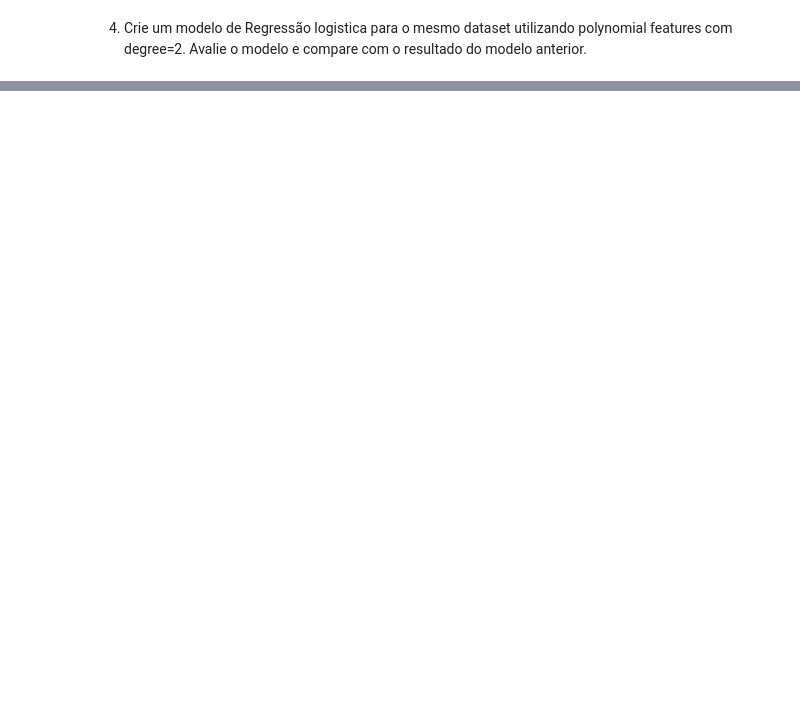
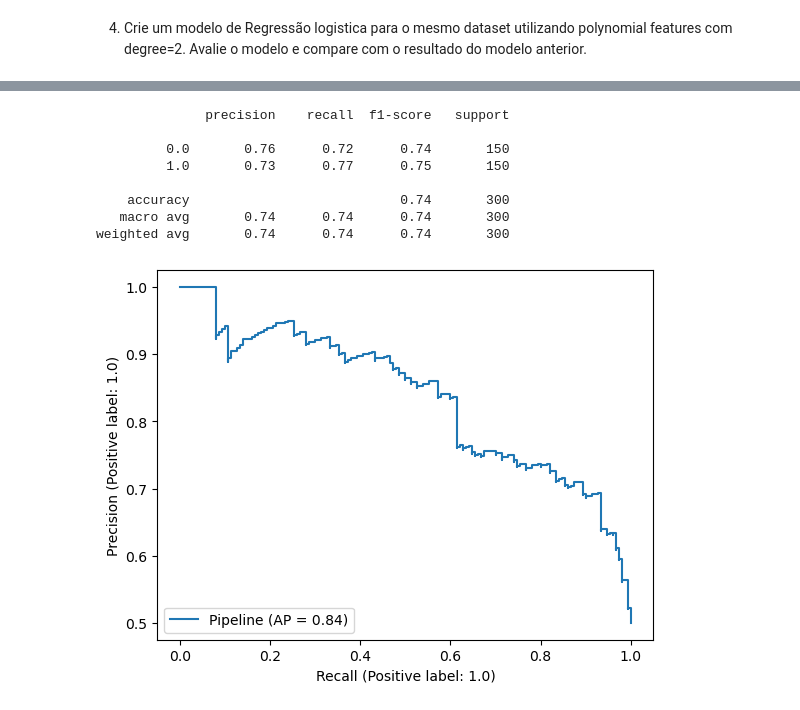
Before and after one commit to luc-zago/lets-code-estatistica-ii, a Jupyter notebook: lucas_oliveira_projeto_estatistica_II_parteII.ipynb, the cells around one changed output, grey strips where cells are left out. Saved outputs shown, nothing was run; the diff lists cells and outputs as text; code cells hidden in the pictures; blank space fills up the shorter version.

```diff
--- a/lucas_oliveira_projeto_estatistica_II_parteII.ipynb
+++ b/lucas_oliveira_projeto_estatistica_II_parteII.ipynb
@@ -303,2 +299,20 @@ precision_recall.rename(columns={'precisions': 'Precision', 'recalls': 'Recall',
 # %% [markdown]
 4. Crie um modelo de Regressão logistica para o mesmo dataset utilizando polynomial features com degree=2. Avalie o modelo e compare com o resultado do modelo anterior.
+# %%
+from sklearn.preprocessing import PolynomialFeatures
+
+# Instanciando os polinomios de gray 2
+pf = PolynomialFeatures(degree=2, include_bias=False)
+
+# Fazendo a adequação dos dados
+pf.fit(X_train)
+
+# Transformando os dados de treino e teste
+X_train_transf = pf.transform(X_train)
+X_test_transf = pf.transform(X_test)
+
+# Instanciando o modelo com a pipeline
+model_poly = make_pipeline(StandardScaler(), LogisticRegression())
+
+# Treinando o modelo
+model_poly.fit(X_train_transf, y_train)
@@ -304,0 +326,6 @@ precision_recall.rename(columns={'precisions': 'Precision', 'recalls': 'Recall',
+# %%
+from sklearn.metrics import classification_report, ConfusionMatrixDisplay, PrecisionRecallDisplay
+
+y_predict = model_poly.predict(X_test_transf)
+
+ConfusionMatrixDisplay.from_predictions(y_test,y_predict)
@@ -304,0 +335,14 @@ precision_recall.rename(columns={'precisions': 'Precision', 'recalls': 'Recall',
+# %%
+PrecisionRecallDisplay.from_estimator(model_poly, X_test_transf, y_test)
+
+print(classification_report(y_test, y_predict))
+# %% [output]
+              precision    recall  f1-score   support
+
+         0.0       0.76      0.72      0.74       150
+         1.0       0.73      0.77      0.75       150
+
+    accuracy                           0.74       300
+   macro avg       0.74      0.74      0.74       300
+weighted avg       0.74      0.74      0.74       300
+[figure, added]
```
Also changed, not shown: parts of 16 cells of this notebook.
